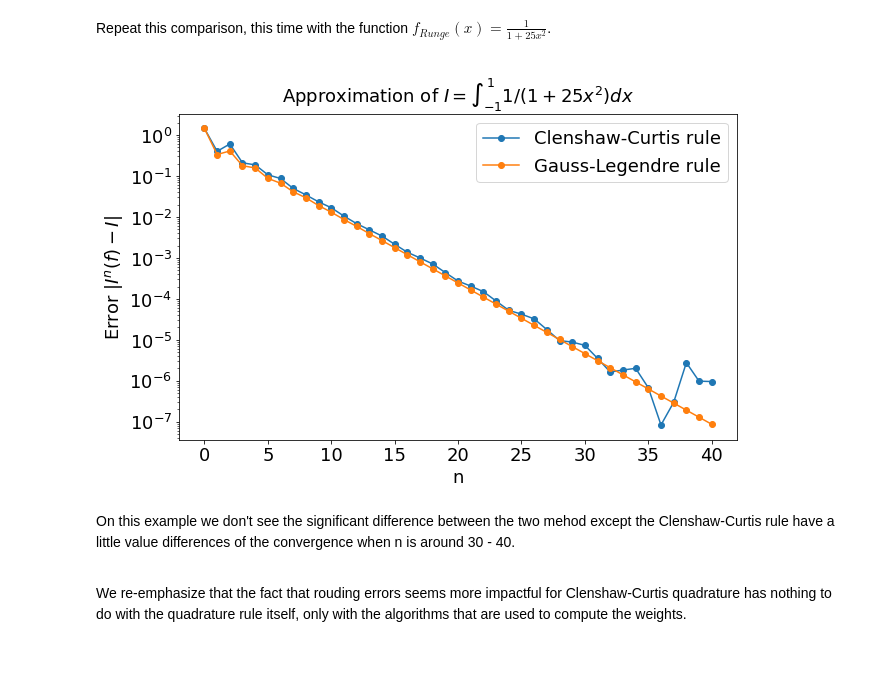
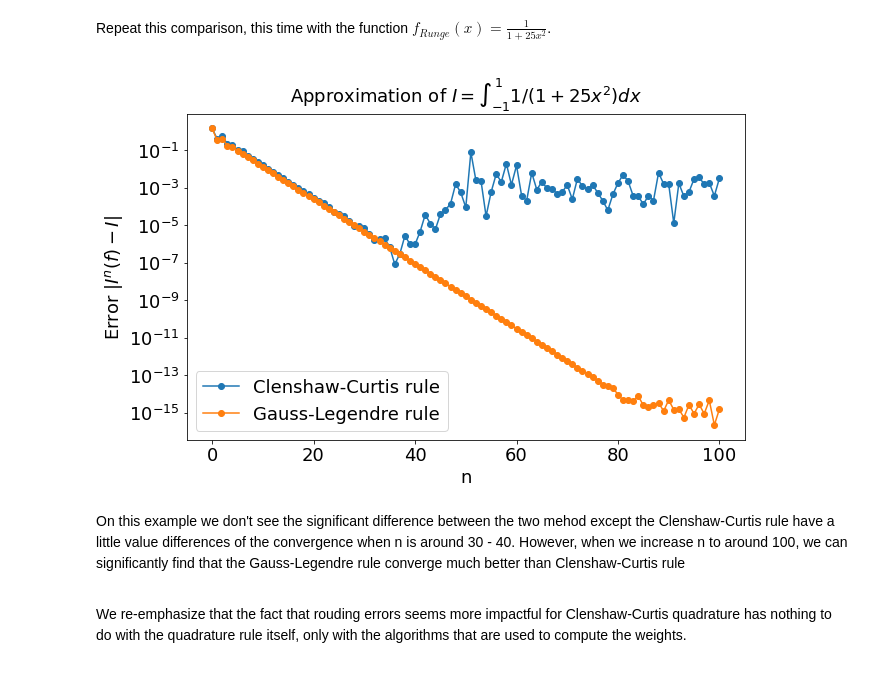
Before and after one commit to yubocai-poly/MAA106-Introduction-to-Numerical-Analysis, a Jupyter notebook: Chapter3_NumericalIntegration/3-NumericalIntegration.ipynb, the cells around one changed output. Cells and saved outputs as stored; diff of their text form; code cells hidden in the pictures.

```diff
--- a/Chapter3_NumericalIntegration/3-NumericalIntegration.ipynb
+++ b/Chapter3_NumericalIntegration/3-NumericalIntegration.ipynb
@@ -1660,39 +1636,39 @@ def f_Runge(x):
 
 I = 2/5 * atan(5) # exact value
 
-nmax = 40
+nmax = 100
 tab_n = np.arange(0, nmax+1)
 tab_InCC = np.zeros(nmax+1)
 tab_InGL = np.zeros(nmax+1)
 
 # computation of the approximated value of the integral for n = 0,...,nmax
 for n in tab_n:
     x_nCC, w_nCC = coeffs_ClenshawCurtis(n)
     tab_InCC[n] = QuadRule(f_Runge, x_nCC, w_nCC)
     x_nGL, w_nGL = coeffs_GaussLegendre(n)
     tab_InGL[n] = QuadRule(f_Runge, x_nGL, w_nGL)
 
 # computation of the error
 tab_errCC = np.abs(tab_InCC-I)
 tab_errGL = np.abs(tab_InGL-I)
 
 # plot
 fig = plt.figure(figsize=(10, 6))
 plt.plot(tab_n, tab_errCC, marker="o", label="Clenshaw-Curtis rule")
 plt.plot(tab_n, tab_errGL, marker="o", label="Gauss-Legendre rule")
 plt.xlabel('n', fontsize = 18)
 plt.ylabel('Error $| I^n(f) - I |$', fontsize = 18)
 plt.legend(fontsize = 18)
 plt.title("Approximation of $ I = \int^{1}_{-1} 1/(1+25x^2)dx $", fontsize = 18)
 plt.yscale('log')
 plt.tick_params(labelsize = 18)
 plt.show()
 # %% [output]
-[figure, old version]
+[figure, new version]
 # %% [markdown]
 <div markdown=1 class='Answer'>
 
-On this example we don't see the significant difference between the two mehod except the Clenshaw-Curtis rule have a little value differences of the convergence when n is around 30 - 40.
+On this example we don't see the significant difference between the two mehod except the Clenshaw-Curtis rule have a little value differences of the convergence when n is around 30 - 40. However, when we increase n to around 100, we can significantly find that the Gauss-Legendre rule converge much better than Clenshaw-Curtis rule
 # %% [markdown]
 <div markdown=1, class='Rmk'>
 
```
Also changed, not shown: parts of 9 cells of this notebook, 6 other files.
